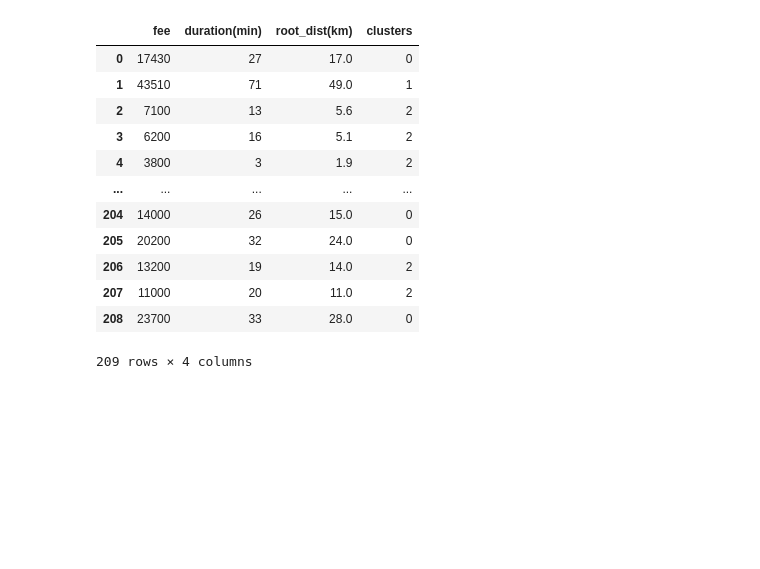
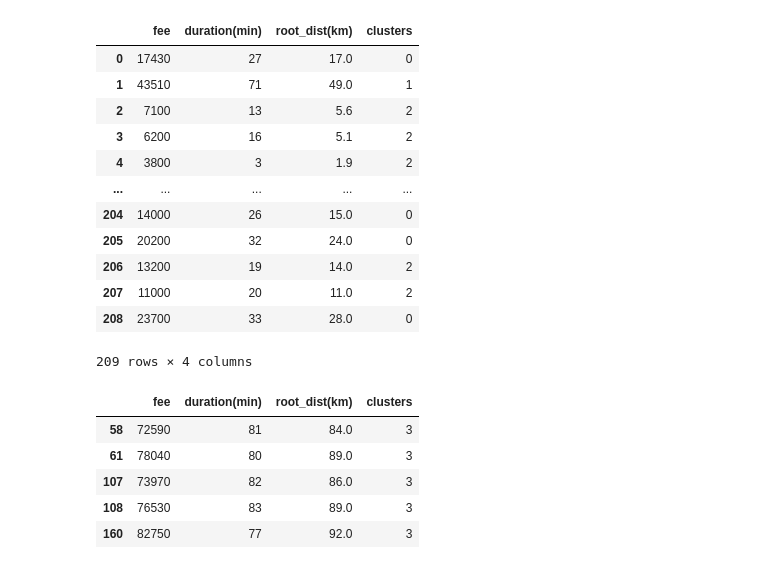
Before and after one commit to iterat1on/Realtime_abnomal_driving_detection, a Jupyter notebook: 공유자동차.ipynb, the cells around one changed output. Saved outputs shown, nothing was run; the diff lists cells and outputs as text; code cells hidden in the pictures; blank space fills up the shorter version.

```diff
--- a/공유자동차.ipynb
+++ b/공유자동차.ipynb
@@ -828,3 +828,12 @@ df_filtered
 | 207 | 11000 | 20 | 11.0 | 2 |
 | 208 | 23700 | 33 | 28.0 | 0 |
 209 rows × 4 columns
+# %%
+df_filtered[df_filtered['clusters'] == 3]
+# %% [output]
+|  | fee | duration(min) | root_dist(km) | clusters |
+| 58 | 72590 | 81 | 84.0 | 3 |
+| 61 | 78040 | 80 | 89.0 | 3 |
+| 107 | 73970 | 82 | 86.0 | 3 |
+| 108 | 76530 | 83 | 89.0 | 3 |
+| 160 | 82750 | 77 | 92.0 | 3 |
```
